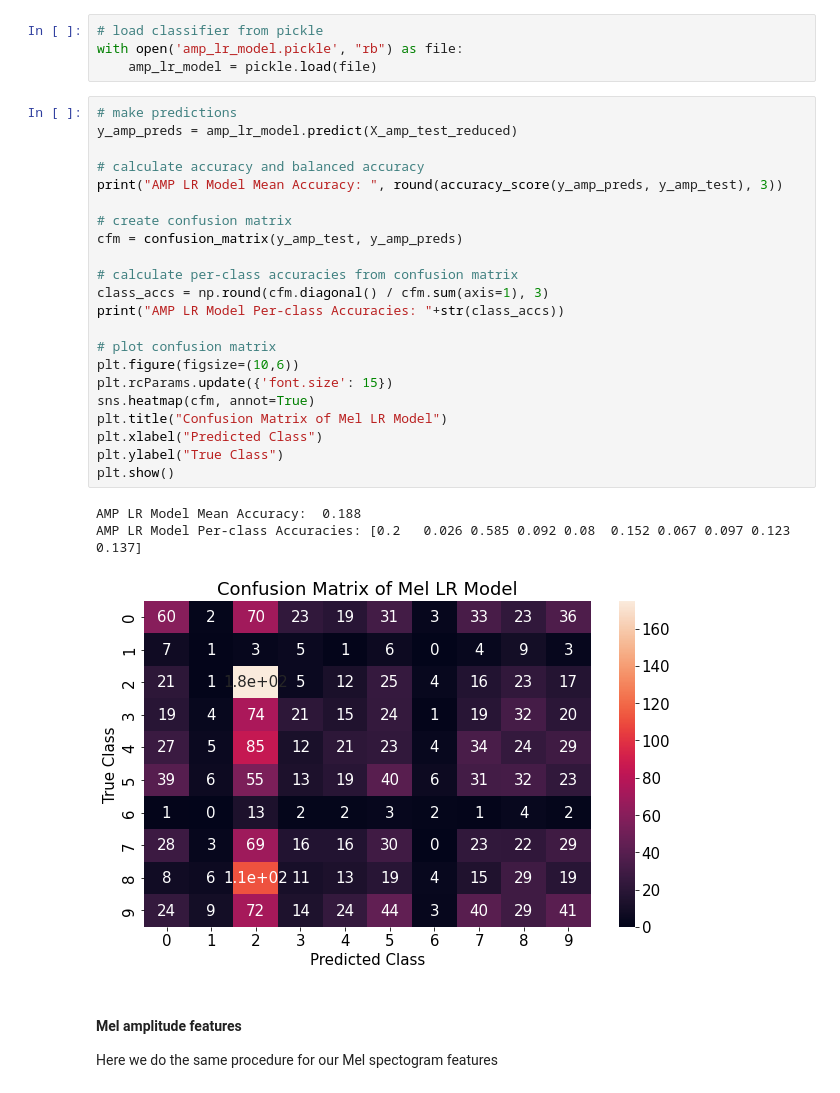
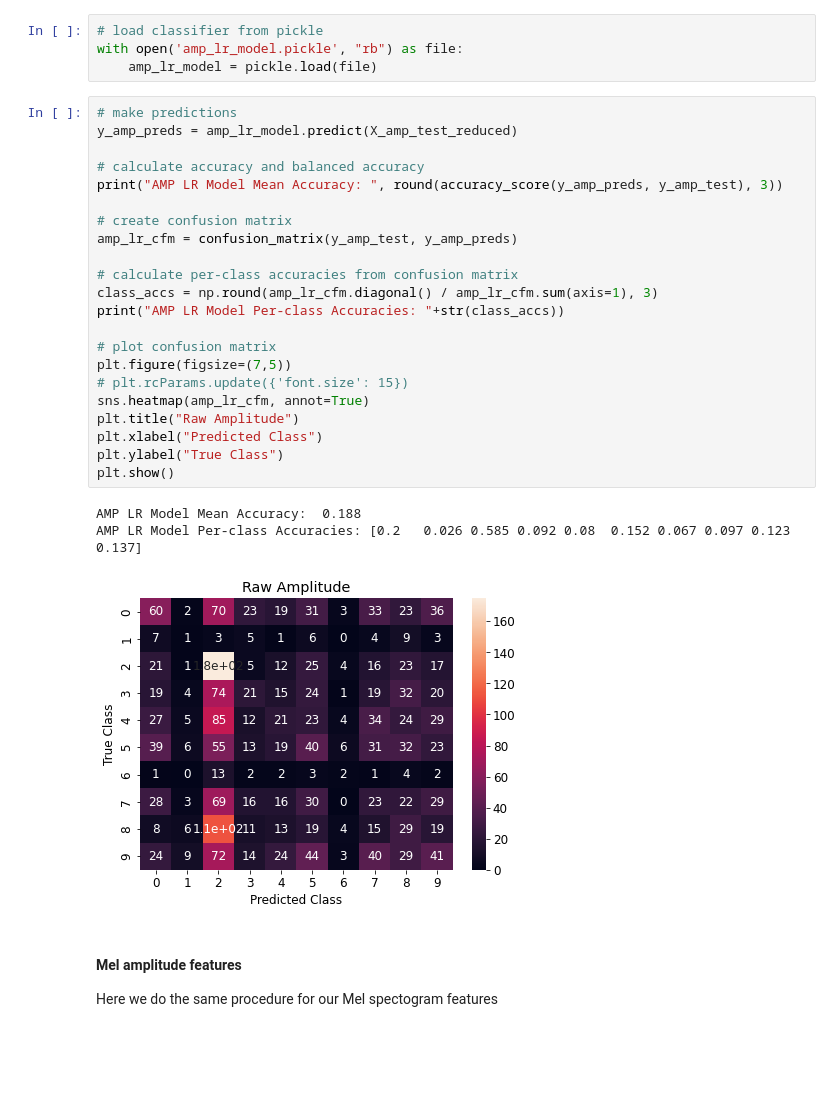
Before and after one commit to rodneyslafuente/cs181-practical, a Jupyter notebook: Practical_Notebook.ipynb, the cells around one changed output. Drawn from its saved outputs; the diff is of its cells as text; blank space fills up the shorter version.

Commit message:
add confusion matrices to write up

```diff
--- a/Practical_Notebook.ipynb
+++ b/Practical_Notebook.ipynb
@@ -82,29 +82,29 @@ with open('amp_lr_model.pickle', "rb") as file:
 # %%
 # make predictions
 y_amp_preds = amp_lr_model.predict(X_amp_test_reduced)
 
 # calculate accuracy and balanced accuracy
 print("AMP LR Model Mean Accuracy: ", round(accuracy_score(y_amp_preds, y_amp_test), 3))
 
 # create confusion matrix
-cfm = confusion_matrix(y_amp_test, y_amp_preds)
+amp_lr_cfm = confusion_matrix(y_amp_test, y_amp_preds)
 
 # calculate per-class accuracies from confusion matrix
-class_accs = np.round(cfm.diagonal() / cfm.sum(axis=1), 3)
+class_accs = np.round(amp_lr_cfm.diagonal() / amp_lr_cfm.sum(axis=1), 3)
 print("AMP LR Model Per-class Accuracies: "+str(class_accs))
 
 # plot confusion matrix
-plt.figure(figsize=(10,6))
-plt.rcParams.update({'font.size': 15})
-sns.heatmap(cfm, annot=True)
-plt.title("Confusion Matrix of Mel LR Model")
+plt.figure(figsize=(7,5))
+# plt.rcParams.update({'font.size': 15})
+sns.heatmap(amp_lr_cfm, annot=True)
+plt.title("Raw Amplitude")
 plt.xlabel("Predicted Class")
 plt.ylabel("True Class")
 plt.show()
 # %% [output]
 AMP LR Model Mean Accuracy:  0.188
 AMP LR Model Per-class Accuracies: [0.2   0.026 0.585 0.092 0.08  0.152 0.067 0.097 0.123 0.137]
-[figure, old version]
+[figure, new version]
 # %% [markdown]
 #### Mel amplitude features
 
```
Also changed, not shown: parts of 5 cells of this notebook, 6 other files.
